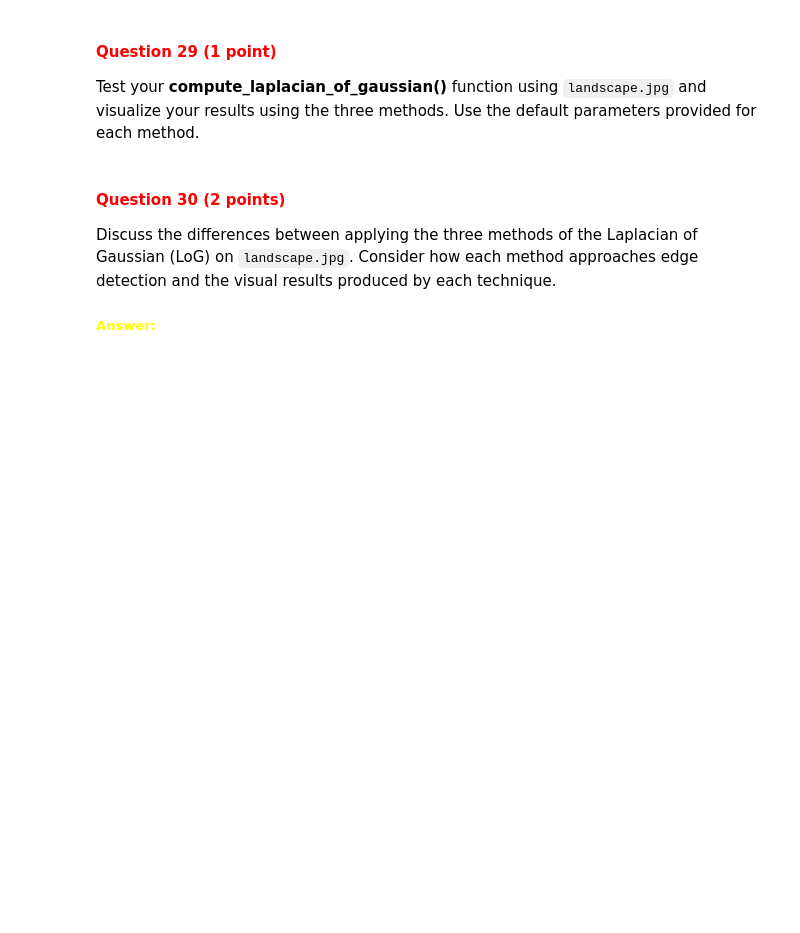
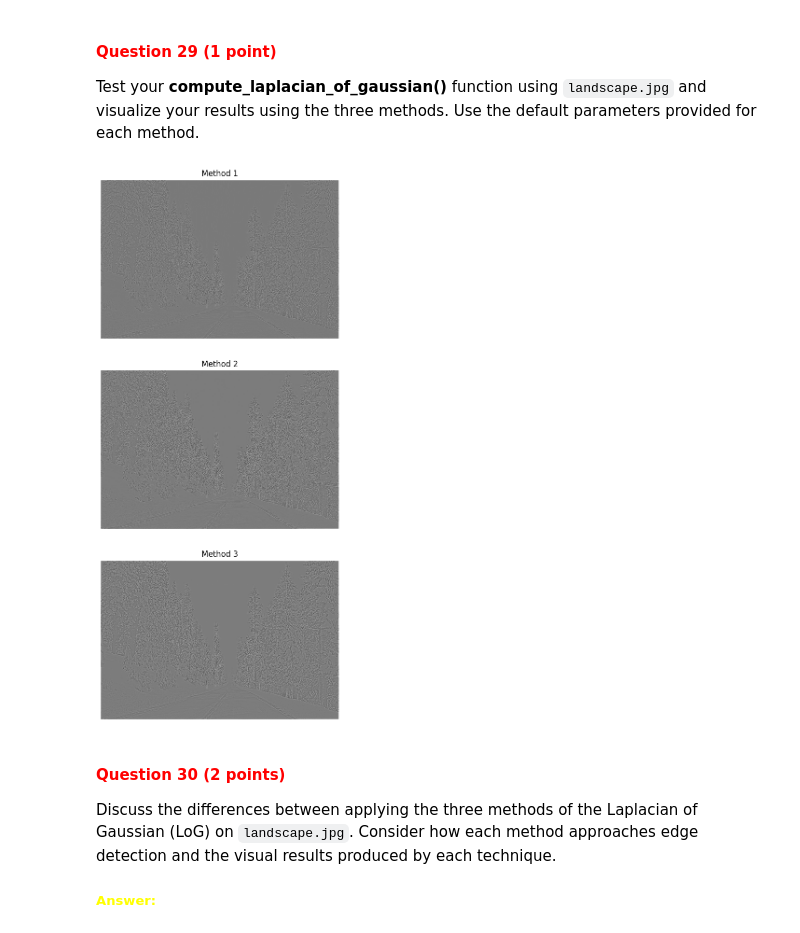
Before and after one commit to meherc99/group44_cv_labs, a Jupyter notebook: cv1-lab-2/cv1-lab-2.ipynb, the cells around one changed output. Cells and saved outputs as stored; diff of their text form; code cells hidden in the pictures; blank space fills up the shorter version.

```diff
--- a/cv1-lab-2/cv1-lab-2.ipynb
+++ b/cv1-lab-2/cv1-lab-2.ipynb
@@ -252,6 +260,14 @@ def gaussian_kernel_2D(sigma_x, sigma_y, kernel_size):
     '''
 
     # YOUR CODE HERE
+    kernel_2d = np.zeros((kernel_size, kernel_size))
+
+    gaussian_kernel_1D_x = gaussian_kernel_1D(sigma_x, kernel_size)
+    gaussian_kernel_1D_y = gaussian_kernel_1D(sigma_y, kernel_size)
+
+    kernel_2d = np.outer(gaussian_kernel_1D_x, gaussian_kernel_1D_y)
+
+    kernel_2d = kernel_2d / np.sum(kernel_2d)
 
     return kernel_2d
 # %%
@@ -924,17 +951,25 @@ def compute_laplacian_of_gaussian(image, method, kernel_size=5, sigma=0.5, sigma
         # Method 1: Gaussian smoothing followed by the Laplacian
 
         # YOUR CODE HERE
+        smooth_image = scipy.signal.convolve2d(image, gaussian_kernel_2D(sigma, sigma, kernel_size), mode='same')
+        log_image = scipy.signal.convolve2d(smooth_image, laplacian_kernel, mode='same')
 
     elif method == 2:
         # Method 2: Direct convolution with a LoG kernel
 
         # YOUR CODE HERE
+        LoG_kernel = scipy.signal.convolve2d(gaussian_kernel_2D(0.5, 0.5, 5), laplacian_kernel, mode='same')
+        log_image = scipy.signal.convolve2d(image, LoG_kernel, mode='same')
 
     elif method == 3:
         # Method 3: Difference of Gaussians (DoG)
 
         # YOUR CODE HERE
+        gaussian_low_sigma = gaussian_kernel_2D(sigma_1, sigma_1, kernel_size)
+        gaussian_high_sigma = gaussian_kernel_2D(sigma_2, sigma_2, kernel_size)
 
+        DoG_kernel = gaussian_low_sigma - gaussian_high_sigma
+        log_image = scipy.signal.convolve2d(image, DoG_kernel, mode='same')
     else:
         raise ValueError("Invalid method. Choose 1, 2, or 3.")
 
@@ -949,3 +994,29 @@ Test your **compute_laplacian_of_gaussian()** function using `landscape.jpg` and
+# %%
+# YOUR CODE HERE
+
+image = cv2.imread('./images/landscape.jpg')
+image = cv2.cvtColor(image, cv2.COLOR_BGR2GRAY)
+
+log_image_1 = compute_laplacian_of_gaussian(image, method=1)
+log_image_2 = compute_laplacian_of_gaussian(image, method=2)
+log_image_3 = compute_laplacian_of_gaussian(image, method=3)
+# %%
+fig, ax = plt.subplots(3, 1, figsize=(15, 15))
+ax[0].imshow(log_image_1, cmap='gray')
+ax[0].set_title('Method 1')
+ax[0].set_axis_off()
+
+ax[1].imshow(log_image_2, cmap='gray')
+ax[1].set_title('Method 2')
+ax[1].set_axis_off()
+
+ax[2].imshow(log_image_3, cmap='gray')
+ax[2].set_title('Method 3')
+ax[2].set_axis_off()
+
+fig.show()
+# %% [output]
+[figure, added]
 # %% [markdown]
 <a id="question-30"></a>
 #### <font color='#FF0000'>Question 30 (2 points)</font>
```
Also changed, not shown: parts of 15 cells of this notebook.
